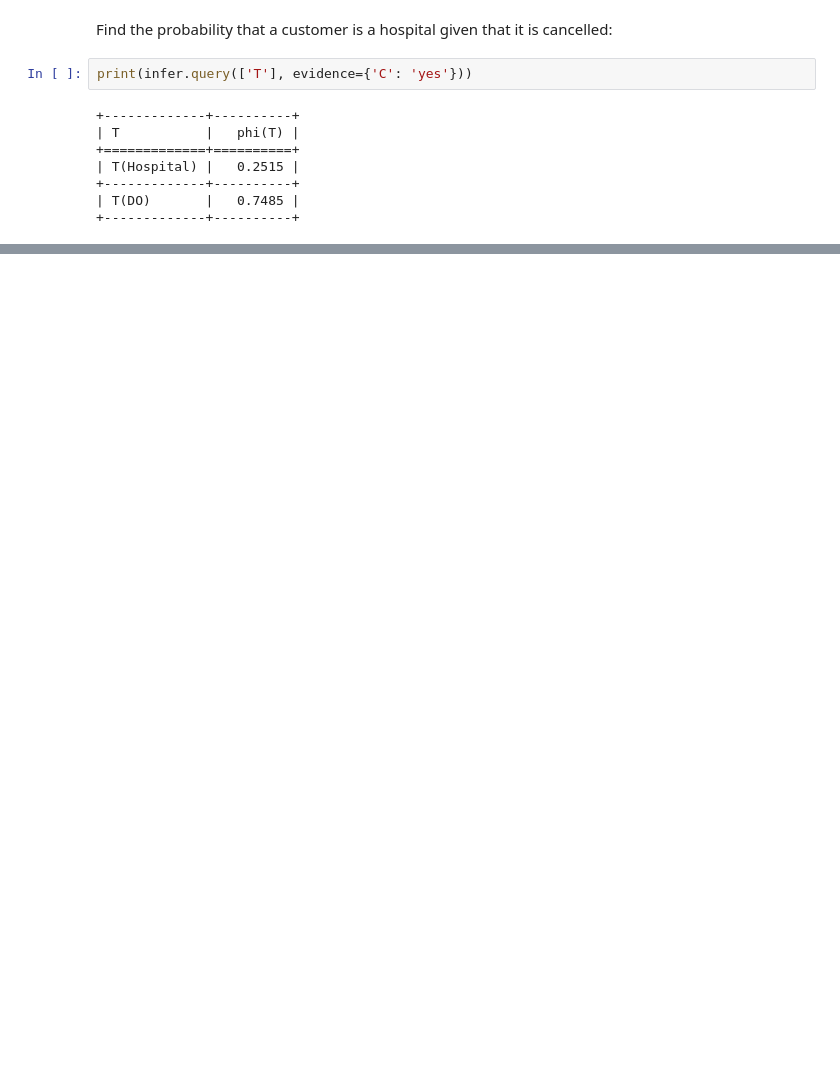
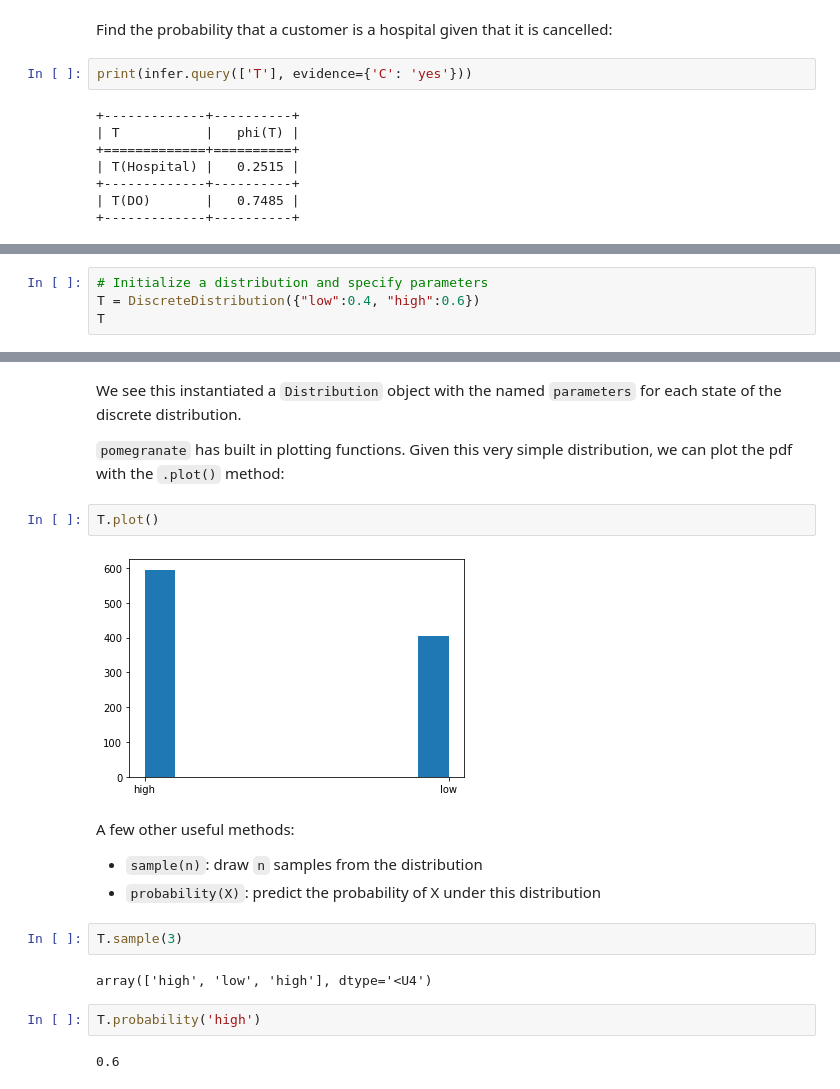
Before and after one commit to banditkings/random-python-examples, a Jupyter notebook: bayesian_networks/bayesian networks.ipynb, the cells around one changed output, grey strips where cells are left out. Drawn from its saved outputs; the diff is of its cells as text; blank space fills up the shorter version.

Commit message:
moved pomegranate.ipynb intot he bayesian networks article and wrapped it up

```diff
--- a/bayesian_networks/bayesian networks.ipynb
+++ b/bayesian_networks/bayesian networks.ipynb
@@ -387,0 +244,4 @@ model.bake()
+# %%
+# Initialize a distribution and specify parameters
+T = DiscreteDistribution({"low":0.4, "high":0.6})
+T
@@ -387,0 +261,21 @@ model.bake()
+# %% [markdown]
+We see this instantiated a `Distribution` object with the named `parameters` for each state of the discrete distribution.
+
+`pomegranate` has built in plotting functions. Given this very simple distribution, we can plot the pdf with the `.plot()` method:
+# %%
+T.plot()
+# %% [output]
+[figure, added]
+# %% [markdown]
+A few other useful methods:
+
+* `sample(n)`: draw `n` samples from the distribution
+* `probability(X)`: predict the probability of X under this distribution
+# %%
+T.sample(3)
+# %% [output]
+array(['high', 'low', 'high'], dtype='<U4')
+# %%
+T.probability('high')
+# %% [output]
+0.6
```
Also changed, not shown: parts of 42 cells of this notebook, 1 other file.
